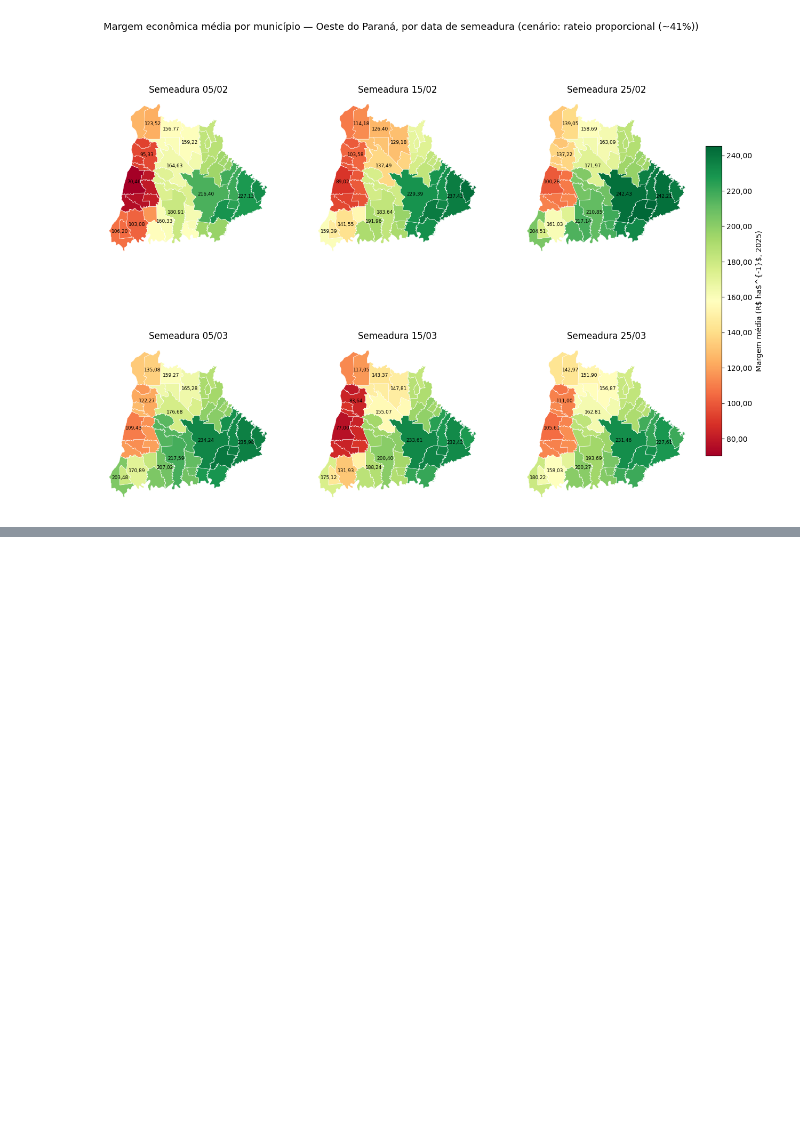
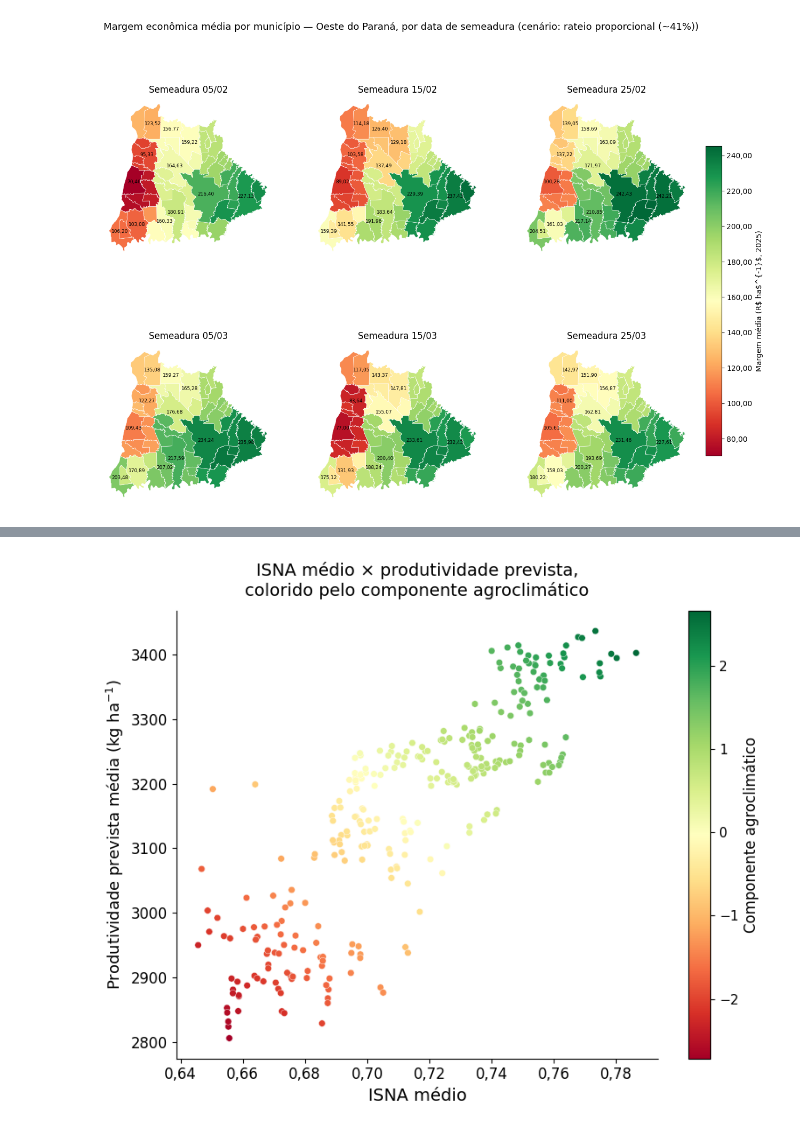
Before and after one commit to fcoliveira-utfpr/aquacrop_ml, a Jupyter notebook: 12_analise_milho_economica.ipynb, the cells around one changed output, grey strips where cells are left out. Cells and saved outputs as stored; diff of their text form; code cells hidden in the pictures; blank space fills up the shorter version.

```diff
--- a/12_analise_milho_economica.ipynb
+++ b/12_analise_milho_economica.ipynb
@@ -574,0 +653,22 @@ plt.show()
+# %%
+# Gráfico C — ISNA médio × produtividade prevista, colorido pelo componente agroclimático
+fig, ax = plt.subplots(figsize=(8, 6.5))
+sc = ax.scatter(
+    matriz_topsis["isna_medio"], matriz_topsis["produtividade_media_kg_ha"],
+    c=matriz_topsis["componente_agroclimatico"], cmap="RdYlGn", s=30, edgecolor="white", linewidth=0.3,
+)
+cbar = fig.colorbar(sc, ax=ax)
+cbar.set_label("Componente agroclimático", fontsize=12)
+cbar.ax.tick_params(labelsize=11)
+
+ax.set_xlabel("ISNA médio", fontsize=14)
+ax.set_ylabel("Produtividade prevista média (kg ha$^{-1}$)", fontsize=13)
+ax.set_title("ISNA médio × produtividade prevista,\ncolorido pelo componente agroclimático", fontsize=14, pad=12)
+ax.xaxis.set_major_formatter(mticker.FuncFormatter(formatar_virgula))
+ax.tick_params(labelsize=12)
+for spine in ["top", "right"]:
+    ax.spines[spine].set_visible(False)
+plt.tight_layout()
+plt.show()
+# %% [output]
+[figure, added]
```
Also changed, not shown: parts of 6 cells of this notebook.
